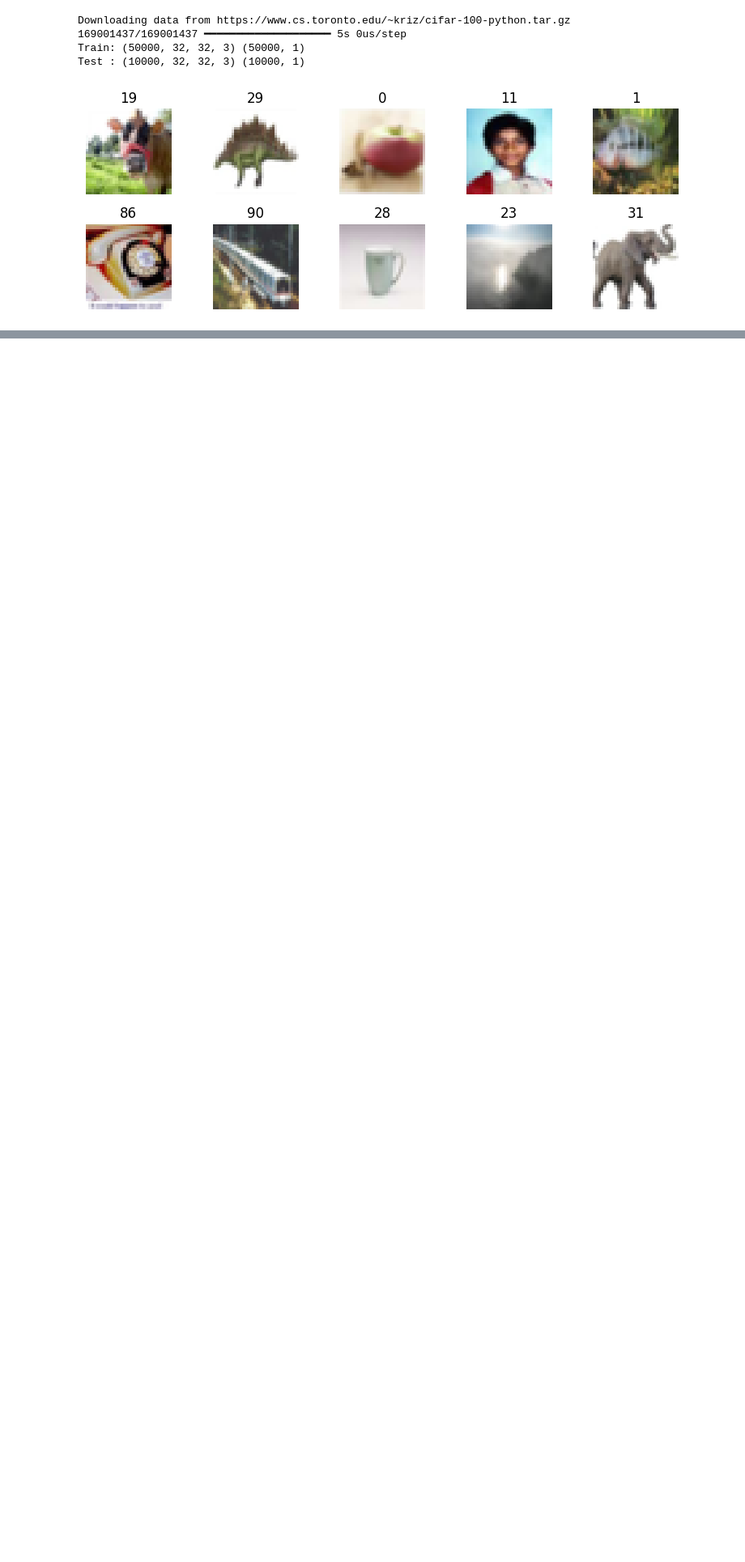
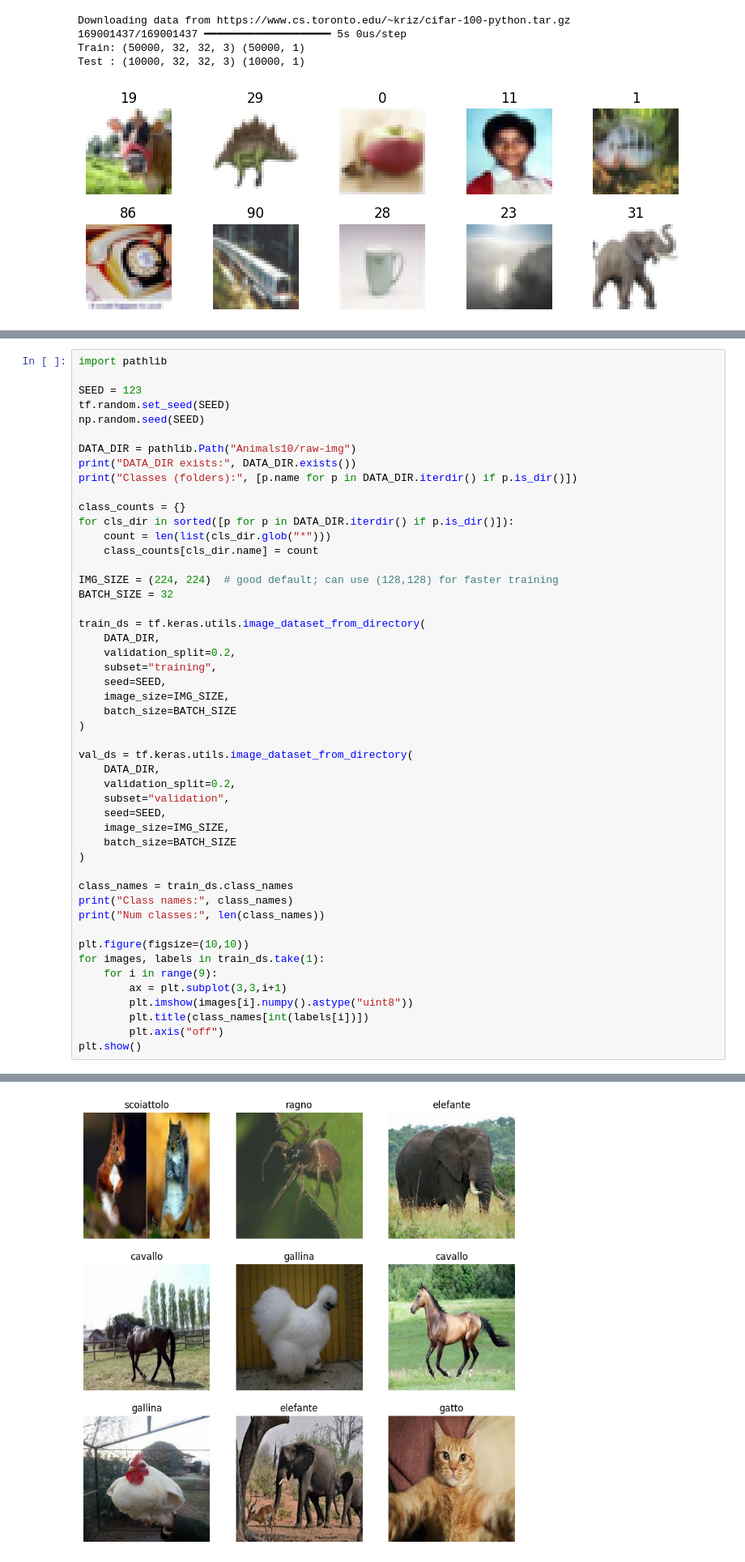
Before and after one commit to juvereturn05151/cs576-Deep-Learning, a Jupyter notebook: Project#2_Ju-veChankasemporn/Project#2DeepLearning.ipynb, the cells around one changed output, grey strips where cells are left out. Shown at 81% size. Saved outputs shown, nothing was run; the diff lists cells and outputs as text; blank space fills up the shorter version.

```diff
--- a/Project#2_Ju-veChankasemporn/Project#2DeepLearning.ipynb
+++ b/Project#2_Ju-veChankasemporn/Project#2DeepLearning.ipynb
@@ -247,0 +250,50 @@ Test : (10000, 32, 32, 3) (10000, 1)
+# %%
+import pathlib
+
+SEED = 123
+tf.random.set_seed(SEED)
+np.random.seed(SEED)
+
+DATA_DIR = pathlib.Path("Animals10/raw-img")
+print("DATA_DIR exists:", DATA_DIR.exists())
+print("Classes (folders):", [p.name for p in DATA_DIR.iterdir() if p.is_dir()])
+
+class_counts = {}
+for cls_dir in sorted([p for p in DATA_DIR.iterdir() if p.is_dir()]):
+    count = len(list(cls_dir.glob("*")))
+    class_counts[cls_dir.name] = count
+
+IMG_SIZE = (224, 224)  # good default; can use (128,128) for faster training
+BATCH_SIZE = 32
+
+train_ds = tf.keras.utils.image_dataset_from_directory(
+    DATA_DIR,
+    validation_split=0.2,
+    subset="training",
+    seed=SEED,
+    image_size=IMG_SIZE,
+    batch_size=BATCH_SIZE
+)
+
+val_ds = tf.keras.utils.image_dataset_from_directory(
+    DATA_DIR,
+    validation_split=0.2,
+    subset="validation",
+    seed=SEED,
+    image_size=IMG_SIZE,
+    batch_size=BATCH_SIZE
+)
+
+class_names = train_ds.class_names
+print("Class names:", class_names)
+print("Num classes:", len(class_names))
+
+plt.figure(figsize=(10,10))
+for images, labels in train_ds.take(1):
+    for i in range(9):
+        ax = plt.subplot(3,3,i+1)
+        plt.imshow(images[i].numpy().astype("uint8"))
+        plt.title(class_names[int(labels[i])])
+        plt.axis("off")
+plt.show()
+# %% [output]
@@ -247,0 +308 @@ Test : (10000, 32, 32, 3) (10000, 1)
+[figure, added]
```
Also changed, not shown: parts of 4 cells of this notebook.
